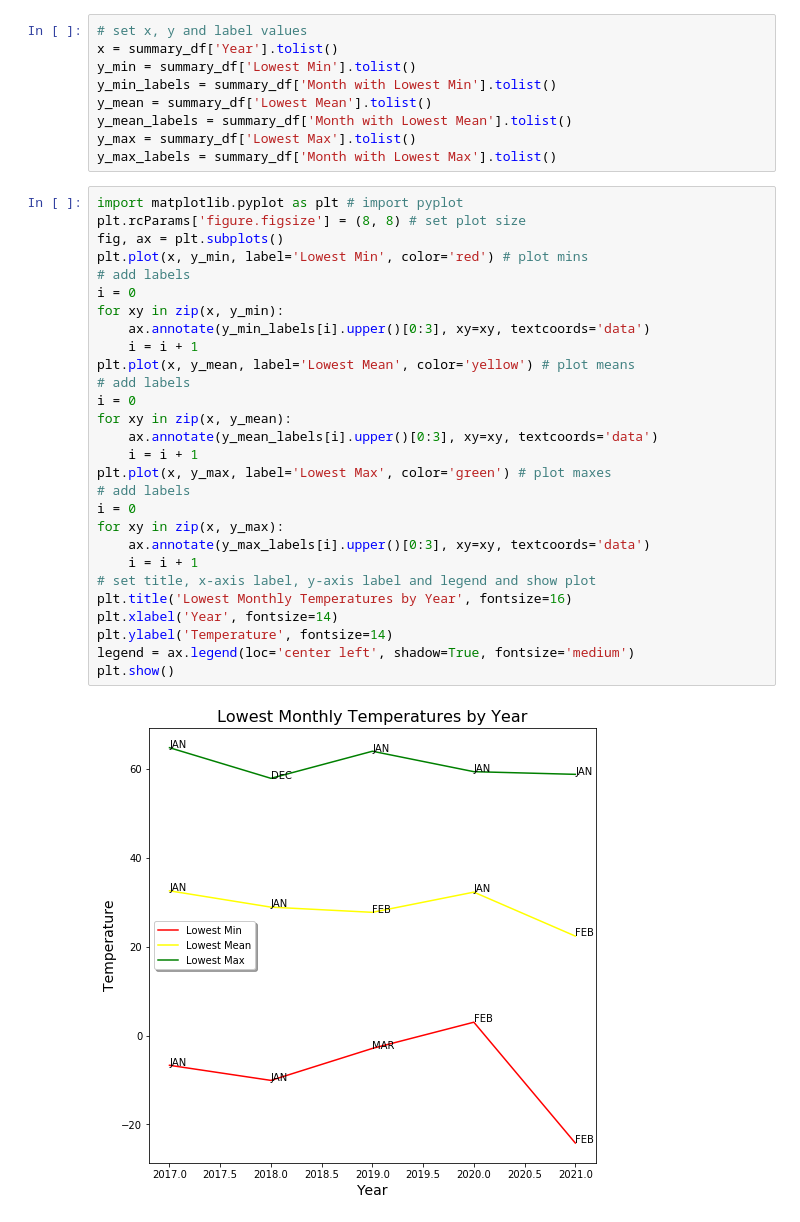
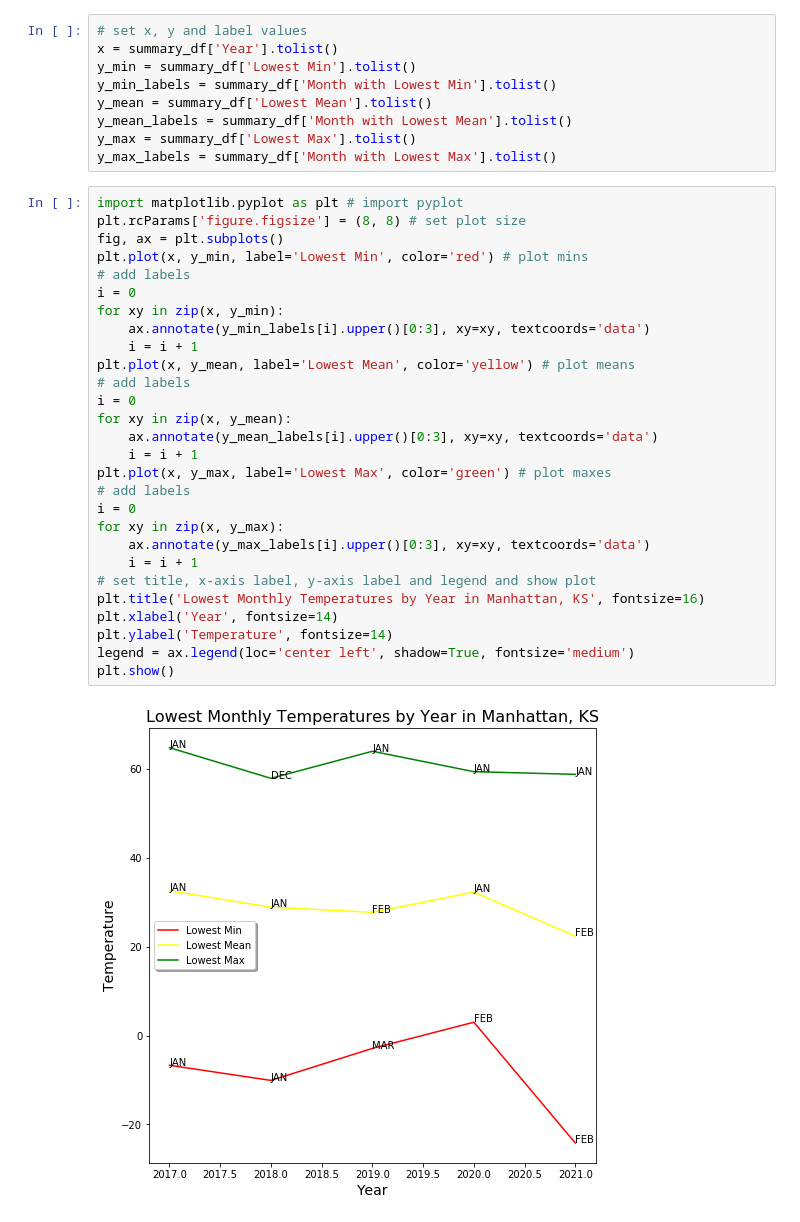
Before and after one commit to Martin4Kansas/team1-HelloWorld, a Jupyter notebook: A5_Notebook.ipynb, the cells around one changed output. Drawn from its saved outputs; the diff is of its cells as text.

```diff
--- a/A5_Notebook.ipynb
+++ b/A5_Notebook.ipynb
@@ -92,30 +92,30 @@ y_max_labels = summary_df['Month with Lowest Max'].tolist()
 # %%
 import matplotlib.pyplot as plt # import pyplot
 plt.rcParams['figure.figsize'] = (8, 8) # set plot size
 fig, ax = plt.subplots()
 plt.plot(x, y_min, label='Lowest Min', color='red') # plot mins
 # add labels
 i = 0
 for xy in zip(x, y_min):
     ax.annotate(y_min_labels[i].upper()[0:3], xy=xy, textcoords='data')
     i = i + 1
 plt.plot(x, y_mean, label='Lowest Mean', color='yellow') # plot means
 # add labels
 i = 0
 for xy in zip(x, y_mean):
     ax.annotate(y_mean_labels[i].upper()[0:3], xy=xy, textcoords='data')
     i = i + 1
 plt.plot(x, y_max, label='Lowest Max', color='green') # plot maxes
 # add labels
 i = 0
 for xy in zip(x, y_max):
     ax.annotate(y_max_labels[i].upper()[0:3], xy=xy, textcoords='data')
     i = i + 1
 # set title, x-axis label, y-axis label and legend and show plot
-plt.title('Lowest Monthly Temperatures by Year', fontsize=16)
+plt.title('Lowest Monthly Temperatures by Year in Manhattan, KS', fontsize=16)
 plt.xlabel('Year', fontsize=14)
 plt.ylabel('Temperature', fontsize=14)
 legend = ax.legend(loc='center left', shadow=True, fontsize='medium')
 plt.show()
 # %% [output]
-[figure, old version]
+[figure, new version]
```
